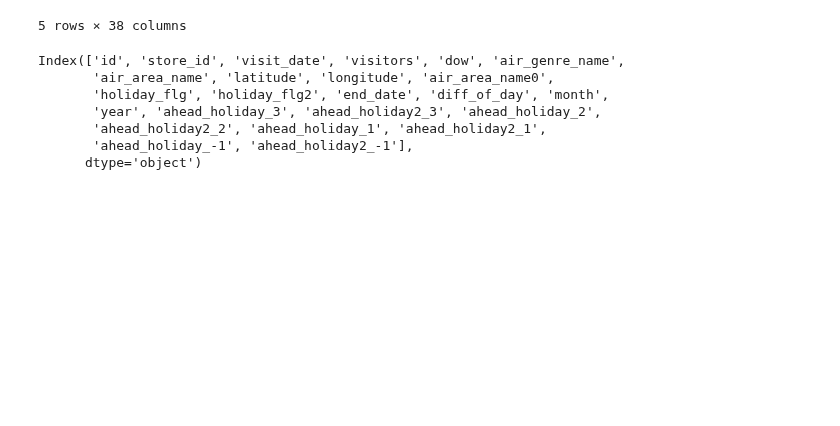
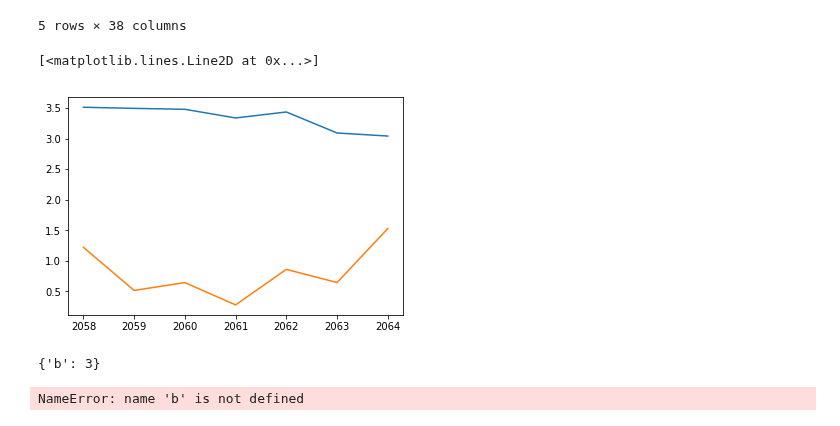
Before and after one commit to xiaochuan-du/ml_utils, a Jupyter notebook: proj/RRVF/feat_lab.ipynb, the cells around one changed output. Saved outputs shown, nothing was run; the diff lists cells and outputs as text; code cells hidden in the pictures; blank space fills up the shorter version.

```diff
--- a/proj/RRVF/feat_lab.ipynb
+++ b/proj/RRVF/feat_lab.ipynb
@@ -268,13 +268,3 @@ trn.head()
 | 3 | air_ba937bf13d40fb24_2016-02-11 | air_ba937bf13d40fb24 | 2016-02-11 | 1.386294 | 3 | 4 | Tōkyō-to Minato-ku Shibakōen | 35.658068 | 139.751599 | ... |
 | 4 | air_ba937bf13d40fb24_2016-02-12 | air_ba937bf13d40fb24 | 2016-02-12 | 3.295837 | 4 | 4 | Tōkyō-to Minato-ku Shibakōen | 35.658068 | 139.751599 | ... |
 5 rows × 38 columns
-# %%
-trn.columns
-# %% [output]
-Index(['id', 'store_id', 'visit_date', 'visitors', 'dow', 'air_genre_name',
-       'air_area_name', 'latitude', 'longitude', 'air_area_name0',
-       'holiday_flg', 'holiday_flg2', 'end_date', 'diff_of_day', 'month',
-       'year', 'ahead_holiday_3', 'ahead_holiday2_3', 'ahead_holiday_2',
-       'ahead_holiday2_2', 'ahead_holiday_1', 'ahead_holiday2_1',
-       'ahead_holiday_-1', 'ahead_holiday2_-1'],
-      dtype='object')
@@ -280,0 +293,33 @@ Index(['id', 'store_id', 'visit_date', 'visitors', 'dow', 'air_genre_name',
+# %%
+def diff_of_days(day1, day2):
+    days = (parse(day1[:10]) - parse(day2[:10])).days
+    return days
+
+key = '2016-04-12', 1000
+data_temp['visit_date'] = data_temp['visit_date'].apply(lambda x: diff_of_days(key[0],x))
+data_temp['visitors2'] = data_temp['visitors']
+result = None
+for i in [0.9,0.95,0.97,0.98,0.985,0.99,0.999,0.9999]:
+    data_temp['weight'] = data_temp['visit_date'].apply(lambda x: i**x)
+    data_temp['visitors1'] = data_temp['visitors'] * data_temp['weight']
+    data_temp['visitors2'] = data_temp['visitors2'] * data_temp['weight']
+    result1 = data_temp.groupby(['store_id', 'dow'], as_index=False)['visitors1'].agg({'store_dow_exp_mean{}_{}'.format(n_day,i): 'sum'})
+    result3 = data_temp.groupby(['store_id', 'dow'], as_index=False)['visitors2'].agg({'store_dow_exp_mean2{}_{}'.format(n_day, i): 'sum'})
+    result2 = data_temp.groupby(['store_id', 'dow'], as_index=False)['weight'].agg({'store_dow_exp_weight_sum{}_{}'.format(n_day,i): 'sum'})
+    result_temp = result1.merge(result2, on=['store_id', 'dow'], how='left')
+    result_temp = result_temp.merge(result3, on=['store_id', 'dow'], how='left')
+    result_temp['store_dow_exp_mean{}_{}'.format(n_day,i)] = result_temp['store_dow_exp_mean{}_{}'.format(n_day,i)]/result_temp['store_dow_exp_weight_sum{}_{}'.format(n_day,i)]
+    result_temp['store_dow_exp_mean2{}_{}'.format(n_day, i)] = result_temp[ 'store_dow_exp_mean2{}_{}'.format(n_day, i)]/result_temp['store_dow_exp_weight_sum{}_{}'.format(n_day, i)]
+    if result is None:
+        result = result_temp
+    else:
+        result = result.merge(result_temp,on=['store_id','dow'],how='left')
+# %%
+import matplotlib.pyplot as plt
+%matplotlib inline
+a_store = result[result.store_id == 'air_fe58c074ec1445ea']
+plt.plot(a_store["store_dow_exp_mean39_0.97"])
+plt.plot(a_store["store_dow_exp_mean239_0.97"])
+# %% [output]
+[<matplotlib.lines.Line2D at 0x...>]
+[figure, added]
@@ -280,0 +330,5 @@ Index(['id', 'store_id', 'visit_date', 'visitors', 'dow', 'air_genre_name',
+# %%
+a(b=3)
+# %% [output]
+{'b': 3}
+NameError: name 'b' is not defined
```
Also changed, not shown: parts of 3 cells of this notebook, 2 other files.
